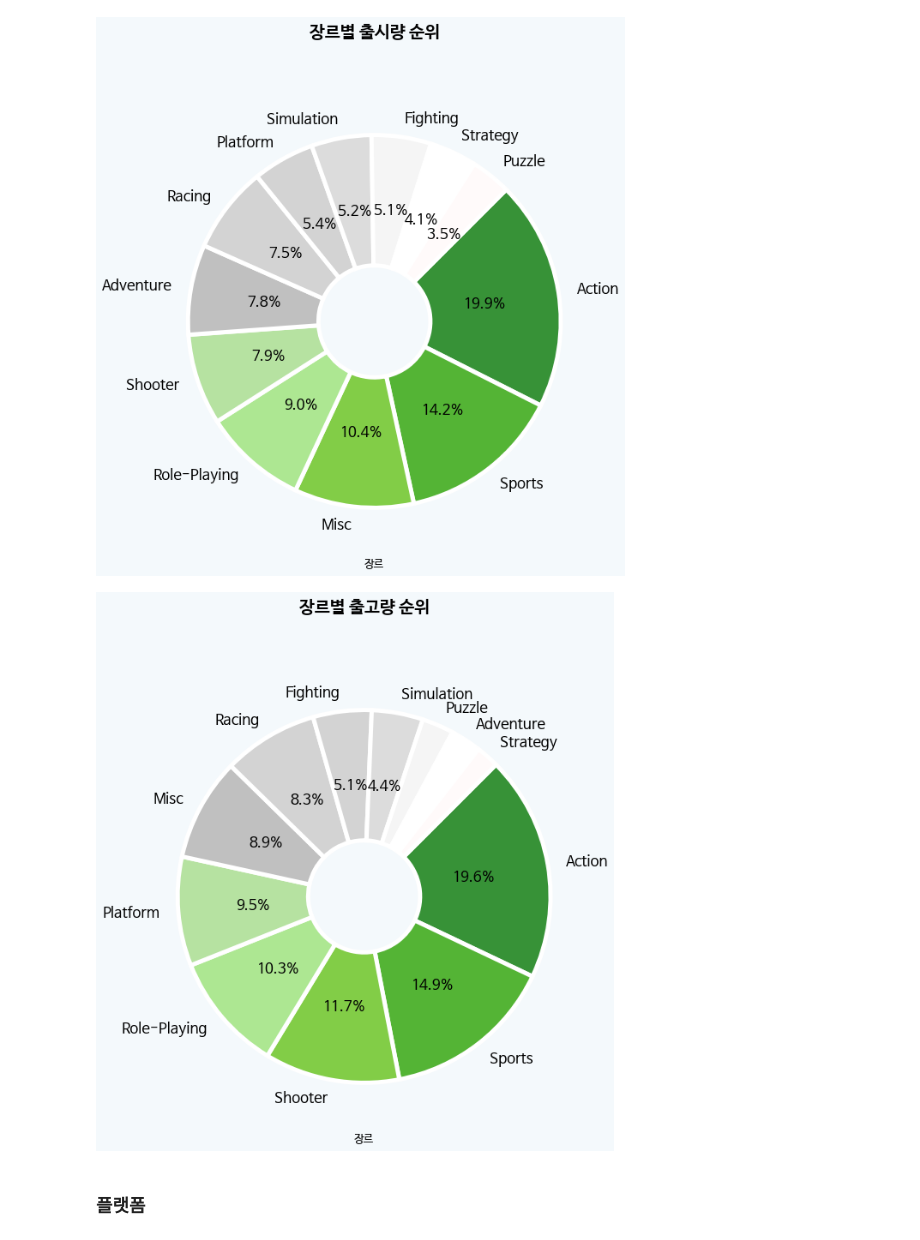
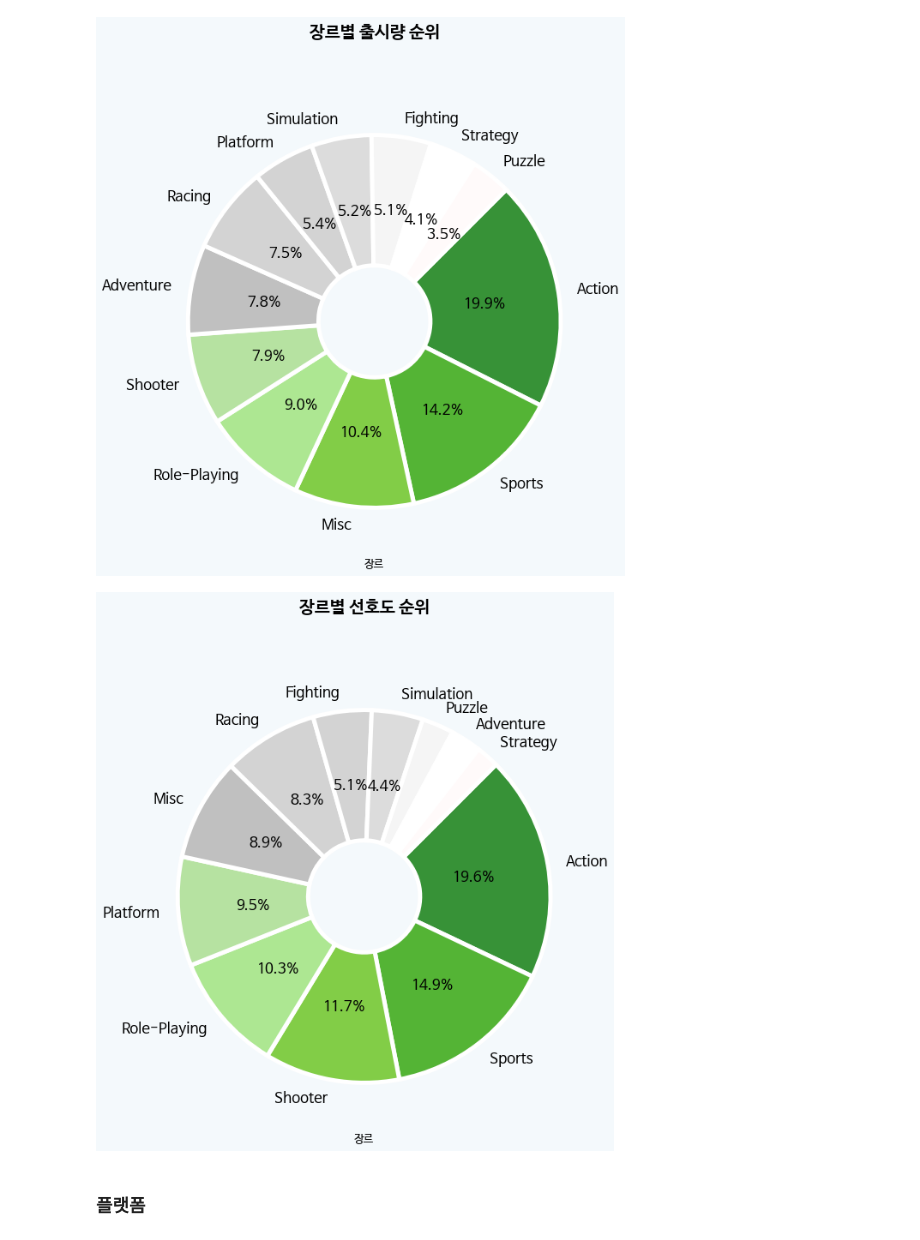
Before and after one commit to KIMJEONGSU/codestate17, a Jupyter notebook: AI_17_김정수_section1_project (1).ipynb, the cells around one changed output. Cells and saved outputs as stored; diff of their text form; code cells hidden in the pictures.

```diff
--- a/AI_17_김정수_section1_project (1).ipynb
+++ b/AI_17_김정수_section1_project (1).ipynb
@@ -702,20 +702,20 @@ p.set_facecolor(color='#F4F9FC')
 # %%
 # 장르별 출고량순위
 plt.figure(figsize=(15,10),facecolor='#F4F9FC')
 
 def auto(pct):
   return ( '%.1f%%' % pct) if pct>=3 else ''
 
 colors = [ '#379237','#54B435', '#82CD47','#ADE792', '#B6E2A1','silver','lightgray','lightgrey','gainsboro','whitesmoke','white','snow']
 wedgeprops={'width': 0.7, 'edgecolor': 'w', 'linewidth': 5}
 
 p=df.groupby('Genre').Sales_total.sum().sort_values(ascending=False).plot.pie(textprops={'size':17},colors=colors,wedgeprops=wedgeprops,autopct=auto,counterclock=False,startangle=45)
 plt.xlabel('장르',fontsize=13)
 plt.ylabel('')
-plt.title('장르별 출고량 순위',fontsize=20,fontweight='bold',y=1.1)
+plt.title('장르별 선호도 순위',fontsize=20,fontweight='bold',y=1.1)
 p.set_facecolor(color='#F4F9FC')
 # %% [output]
-[figure, old version]
+[figure, new version]
 # %% [markdown]
 ### 플랫폼
 # %%
```
Also changed, not shown: parts of 12 cells of this notebook.
